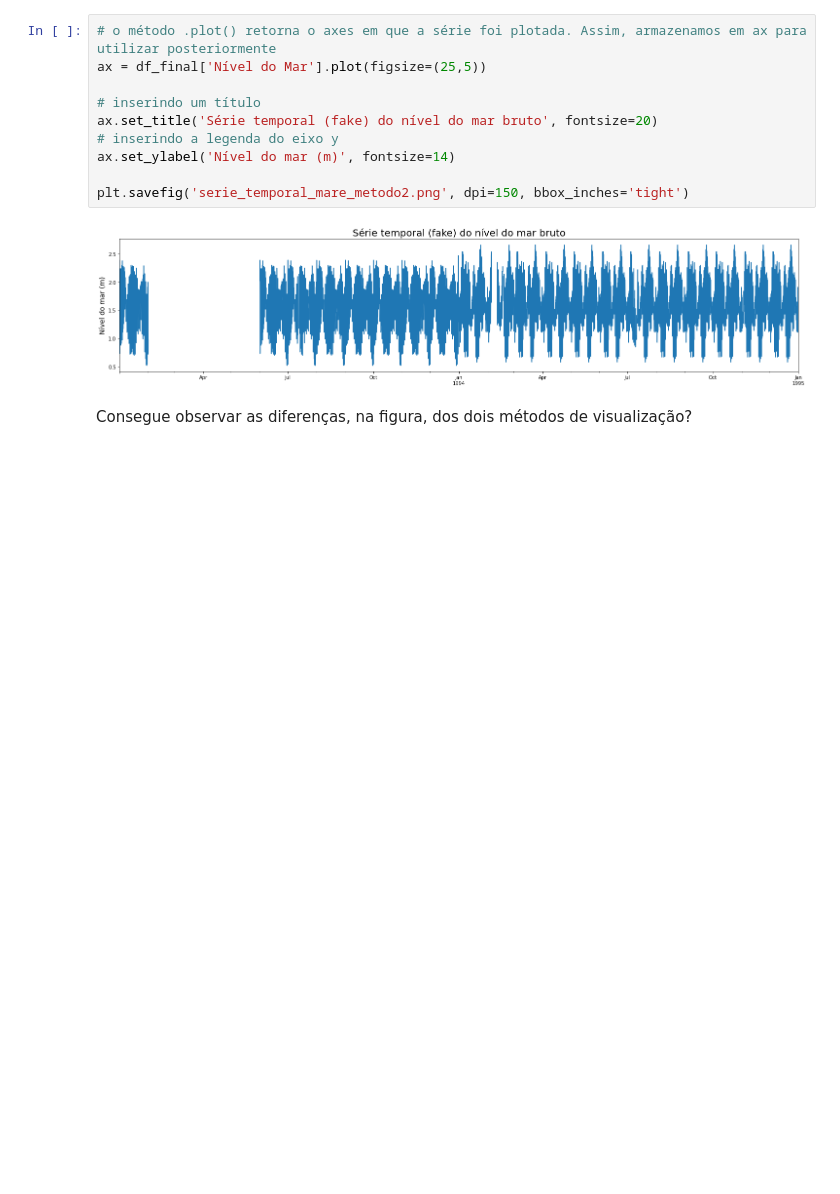
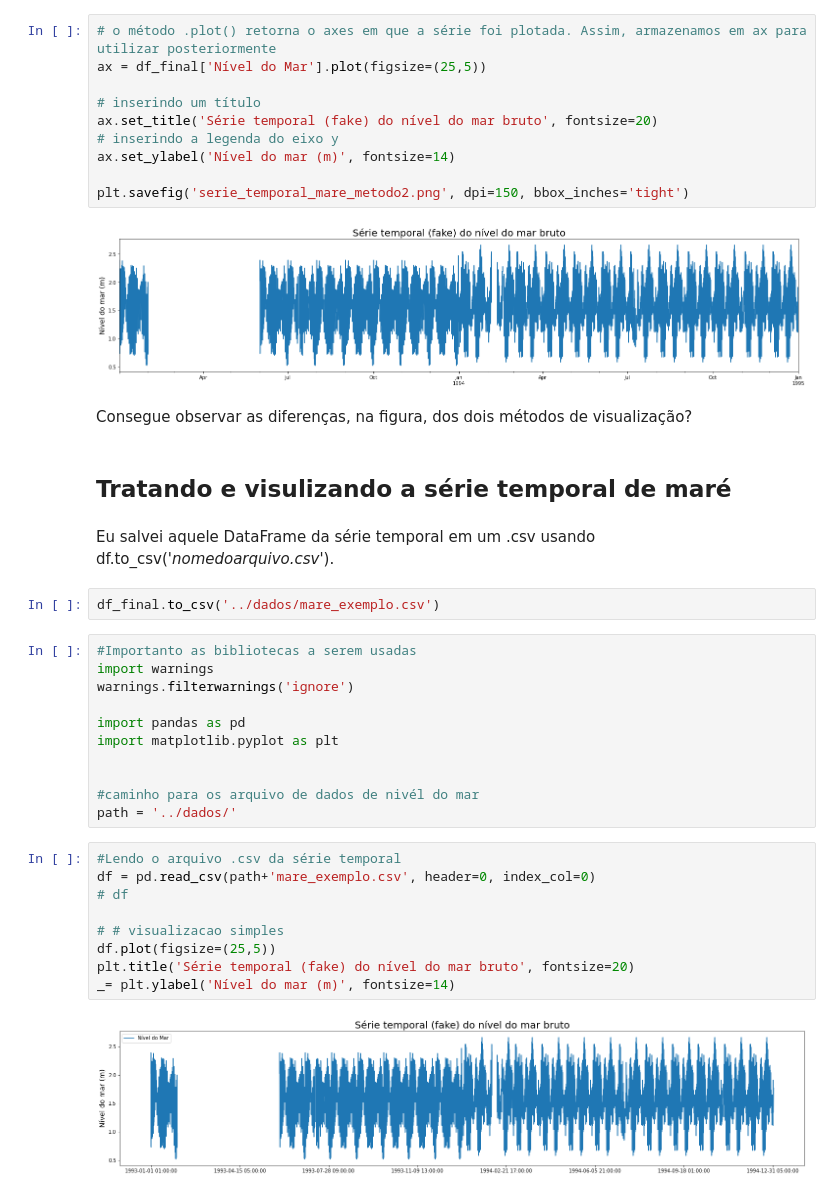
Before and after one commit to nilodna/python-basico, a Jupyter notebook: exercicios/exemplo_planilha_mare.ipynb, the cells around one changed output. Drawn from its saved outputs; the diff is of its cells as text; blank space fills up the shorter version.

Commit message:
adicionando arquivos com tutorias/exemplos de tratamento de planilha csv com dados de maré e como lidar com saídas do modelo delft3D [utilizando scipy]

```diff
--- a/exercicios/exemplo_planilha_mare.ipynb
+++ b/exercicios/exemplo_planilha_mare.ipynb
@@ -350,3 +347,31 @@ plt.savefig('serie_temporal_mare_metodo2.png', dpi=150, bbox_inches='tight')
 [figure]
 # %% [markdown]
 Consegue observar as diferenças, na figura, dos dois métodos de visualização?
+# %% [markdown]
+## Tratando e visulizando a série temporal de maré
+# %% [markdown]
+Eu salvei aquele DataFrame da série temporal em um .csv usando df.to_csv('_nomedoarquivo.csv_').
+# %%
+df_final.to_csv('../dados/mare_exemplo.csv')
+# %%
+#Importanto as bibliotecas a serem usadas
+import warnings
+warnings.filterwarnings('ignore')
+
+import pandas as pd
+import matplotlib.pyplot as plt
+
+
+#caminho para os arquivo de dados de nivél do mar
+path = '../dados/'
+# %%
+#Lendo o arquivo .csv da série temporal
+df = pd.read_csv(path+'mare_exemplo.csv', header=0, index_col=0)
+# df
+
+# # visualizacao simples
+df.plot(figsize=(25,5))
+plt.title('Série temporal (fake) do nível do mar bruto', fontsize=20)
+_= plt.ylabel('Nível do mar (m)', fontsize=14)
+# %% [output]
+[figure, added]
```
Also changed, not shown: parts of 12 cells of this notebook, 2 other files.
